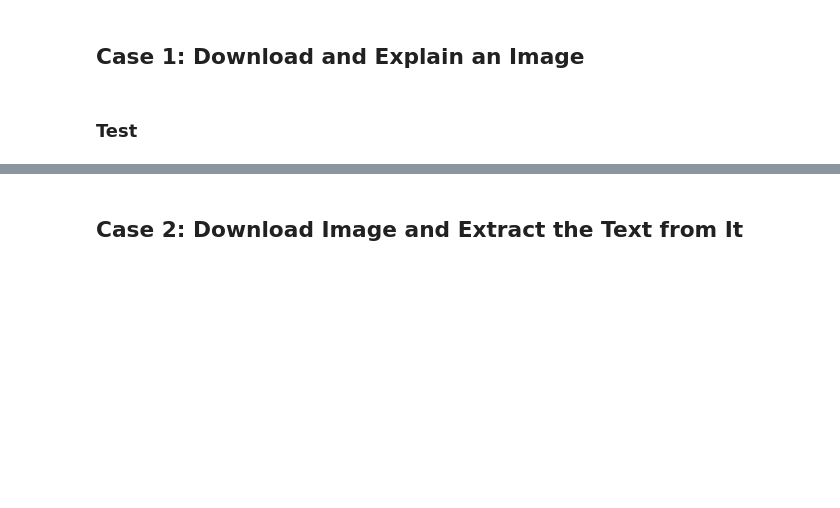
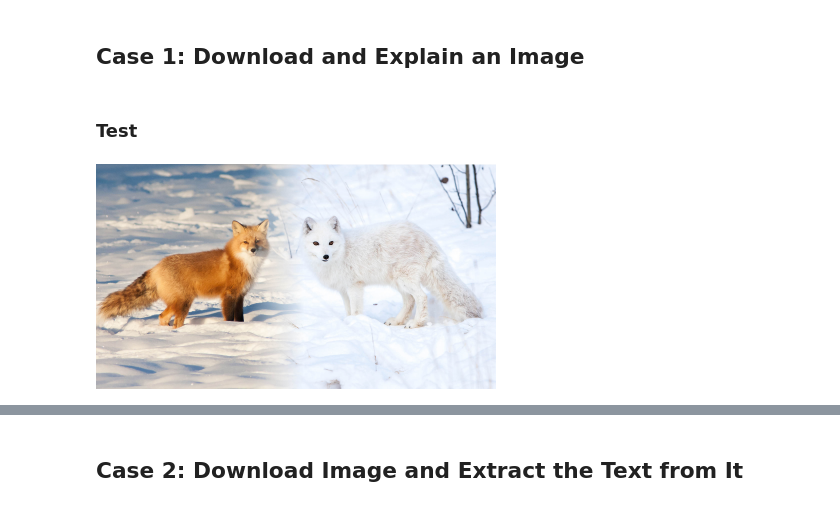
Before and after one commit to foxdocs/dat-bi, a Jupyter notebook: Code/Readers/read-image.ipynb, the cells around one changed output, grey strips where cells are left out. Cells and saved outputs as stored; diff of their text form; code cells hidden in the pictures; blank space fills up the shorter version.

```diff
--- a/Code/Readers/read-image.ipynb
+++ b/Code/Readers/read-image.ipynb
@@ -40,6 +52,11 @@ def explain(path):
 file1 = "two-foxes.jpeg"
 # %%
 path1 = os.path.join(path, file1)
+# %%
+# Display the image
+display(Image(filename=path1, width=400))
+# %% [output]
+[figure, added]
 # %%
 result = explain(path1)
 result
```
Also changed, not shown: parts of 6 cells of this notebook, 2 other files.
